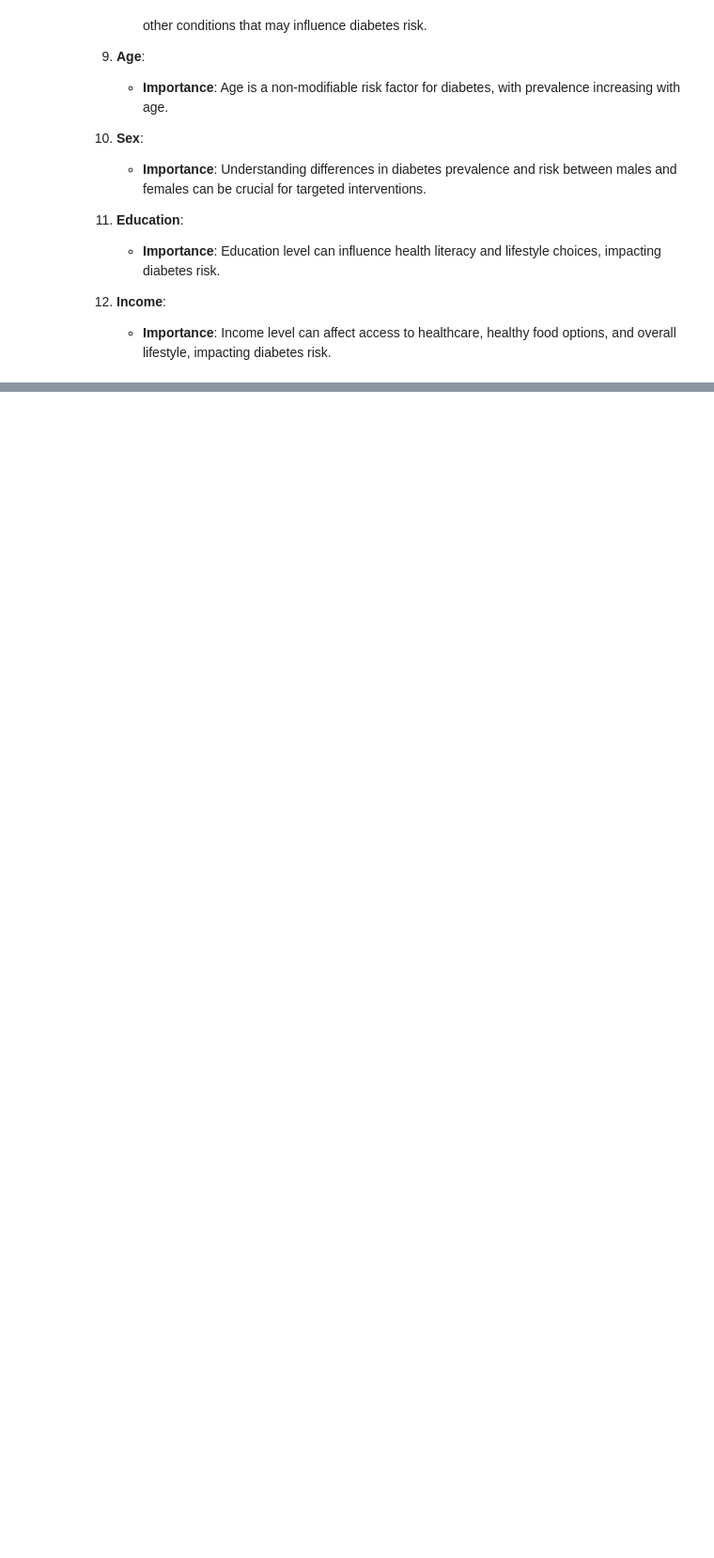
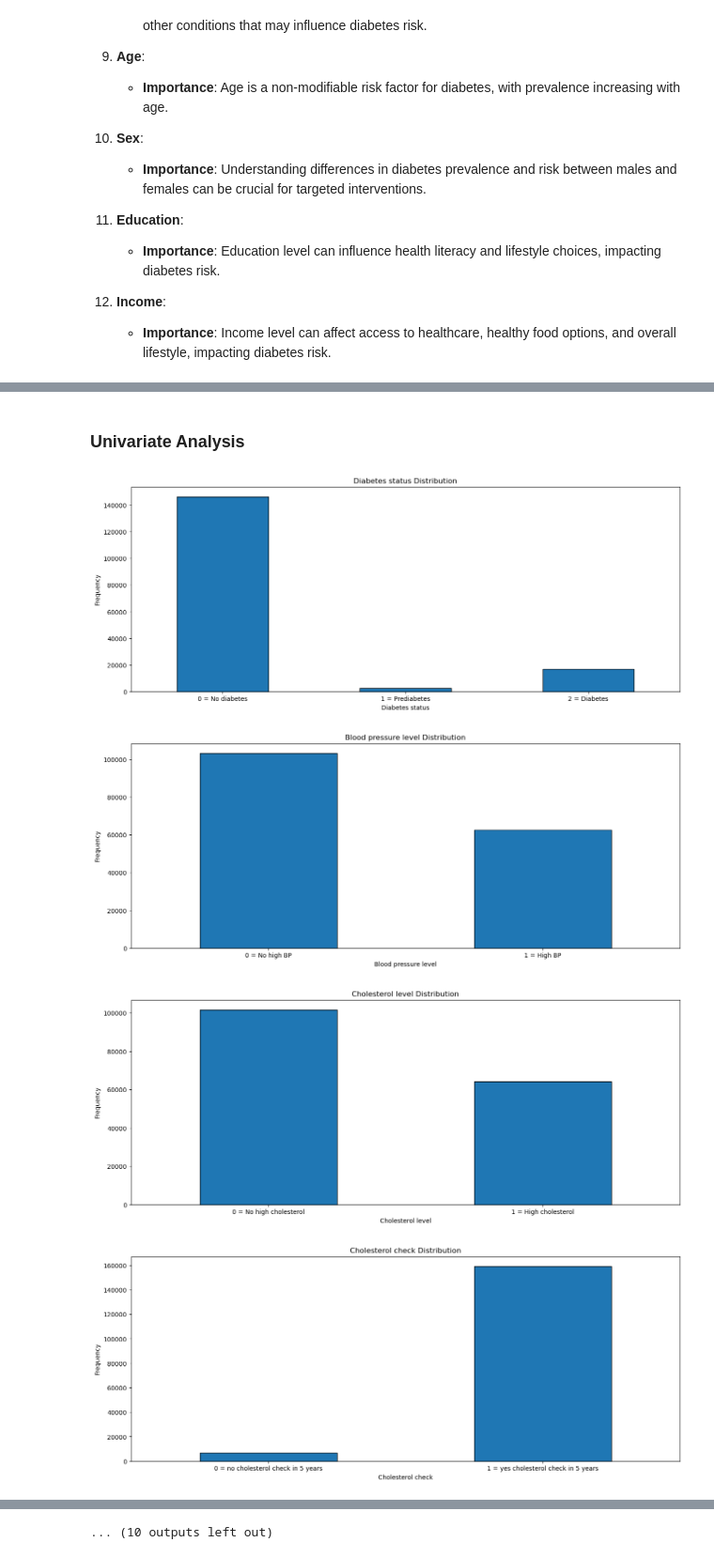
Before and after one commit to shuruebale/Moringa-Capstone-Project, a Jupyter notebook: CAPSTONE PROJECT/CDC_Diabetes_Health_Indicators.ipynb, the cells around one changed output, grey strips where cells are left out. Shown at 94% size. Drawn from its saved outputs; the diff is of its cells as text; code cells hidden in the pictures; blank space fills up the shorter version.

Commit message:
Adding Univariate analysis

```diff
--- a/CAPSTONE PROJECT/CDC_Diabetes_Health_Indicators.ipynb
+++ b/CAPSTONE PROJECT/CDC_Diabetes_Health_Indicators.ipynb
@@ -253,0 +258,56 @@ This dataset is from the UCI Machine Learning Repository and contains health ind
+# %% [markdown]
+### Univariate Analysis
+# %%
+
+#Define column metadata
+columns_info = {
+    'Diabetes_binary': ('0 = No diabetes,1 = Prediabetes,2 = Diabetes', 'Diabetes status', 'Diabetes status Distribution'),
+    'HighBP': ('0 = No high BP,1 = High BP', 'Blood pressure level', 'Blood pressure level Distribution'),
+    'HighChol': ('0 = No high cholesterol,1 = High cholesterol', 'Cholesterol level', 'Cholesterol level Distribution'),
+    'CholCheck': ('0 = no cholesterol check in 5 years,1 = yes cholesterol check in 5 years', 'Cholesterol check', 'Cholesterol check Distribution'),
+    'BMI': ('Data as it is', 'Body Mass Index', 'Body Mass Index Distribution'),
+    'Smoker': ('0 = No,1 = Yes', 'Smoker', 'Smoker Distribution'),
+    'Stroke': ('0 = No,1 = Yes', 'Has Stroke', 'Has Stroke Distribution'),
+    'HeartDiseaseorAttack': ('0 = No,1 = Yes', 'Has Heart Disease or Attack', 'Has Heart Disease or Attack Distribution'),
+    'PhysActivity': ('0 = No,1 = Yes', 'Physical Activity', 'Physical Activity Distribution'),
+    'Fruits': ('0 = No,1 = Yes', 'Takes Fruits', 'Takes Fruits Distribution'),
+    'Veggies': ('0 = No,1 = Yes', 'Takes Veggies', 'Takes Veggies Distribution'),
+    'HvyAlcoholConsump': ('0 = No,1 = Yes', 'Heavy Alcohol Consumption', 'Heavy Alcohol Consumption Distribution'),
+    'AnyHealthcare': ('0 = No,1 = Yes', 'Any Health care', 'Any Health care Distribution'),
+    'NoDocbcCost': ('0 = No,1 = Yes', 'Seen a doctor in last 12 months', 'Seen a doctor in last 12 months Distribution'),
+    'GenHlth': ('1 = excellent,2 = very good,3 = good,4 = fair', 'General Health', 'General Health Distribution'),
+    'MentHlth': ('0 = No,1 = Yes', 'Mental Health', 'Mental Health Distribution'),
+    'PhysHlth': ('Data as it is', 'Physical Health', 'Physical Health Distribution'),
+    'DiffWalk': ('0 = No,1 = Yes', 'Difficulty Walking', 'Difficulty Walking Distribution'),
+    'Sex': ('0 = female,1 = male', 'Sex', 'Sex Distribution'),
+    'Age': ('1 = 18-24,2 = 25-29,3 = 30-34,4 = 35-39,5 = 40-44,6 = 45-49,7 = 50-54,8 = 55-59,9 = 60-64,10 = 65-69,11 = 70-74,12 = 75-79,13 = Over 80 Years', 'Age', 'Age Distribution'),
+    'Education': ('1 = Never attended school or only kindergarten,2 = Elementary,3 = Some High school,4 = High school graduate,5 = Some college or technical school,6 = College graduate', 'Education', 'Education Distribution'),
+    'Income': ('1 = Less than $10000,2 = $10000-15000,3 = $15000-20000,4 = $20000-25000,5 = $25000-35000,6 = $35000-50000,7 = $50000-75000,8 = Over $75000', 'Income', 'Income Distribution')
+}
+
+# Create plots
+for column, (x_labels, x_label, title) in columns_info.items():
+    plt.figure(figsize=(16, 6))
+
+    if column in ['BMI', 'MentHlth', 'PhysHlth']:
+        plt.hist(data[column].dropna(), bins=30, edgecolor='k')
+    elif 'Data as it is' in x_labels:
+        plt.hist(data[column].dropna(), bins=30, edgecolor='k')
+    else:
+        value_counts = data[column].value_counts().sort_index()
+        value_counts.plot(kind='bar', edgecolor='k')
+        labels = x_labels.split(',')
+        if len(labels) == len(value_counts):
+            plt.xticks(ticks=range(len(value_counts)), labels=labels, rotation=0)
+        else:
+            plt.xticks(ticks=range(len(value_counts)), rotation=0)
+
+    plt.xlabel(x_label)
+    plt.ylabel('Frequency')
+    plt.title(title)
+    plt.show()
+# %% [output]
+[figure, added]
+[figure, added]
+[figure, added]
+[figure, added]
@@ -253,0 +322 @@ This dataset is from the UCI Machine Learning Repository and contains health ind
+... (10 outputs left out)
```
Also changed, not shown: parts of 4 cells of this notebook.
